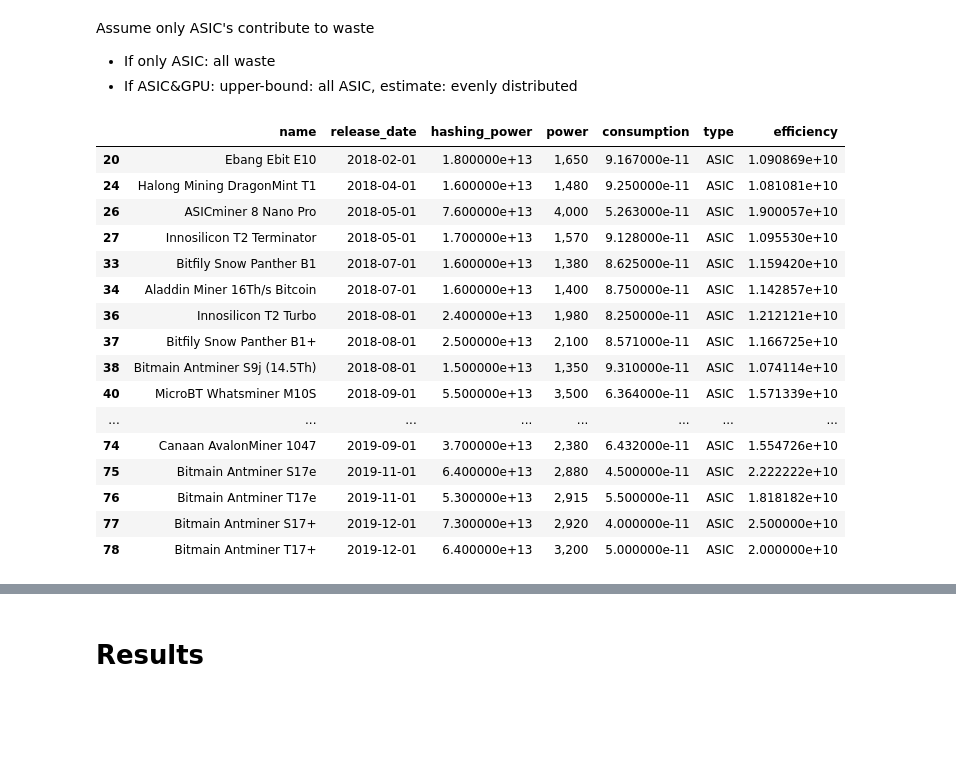
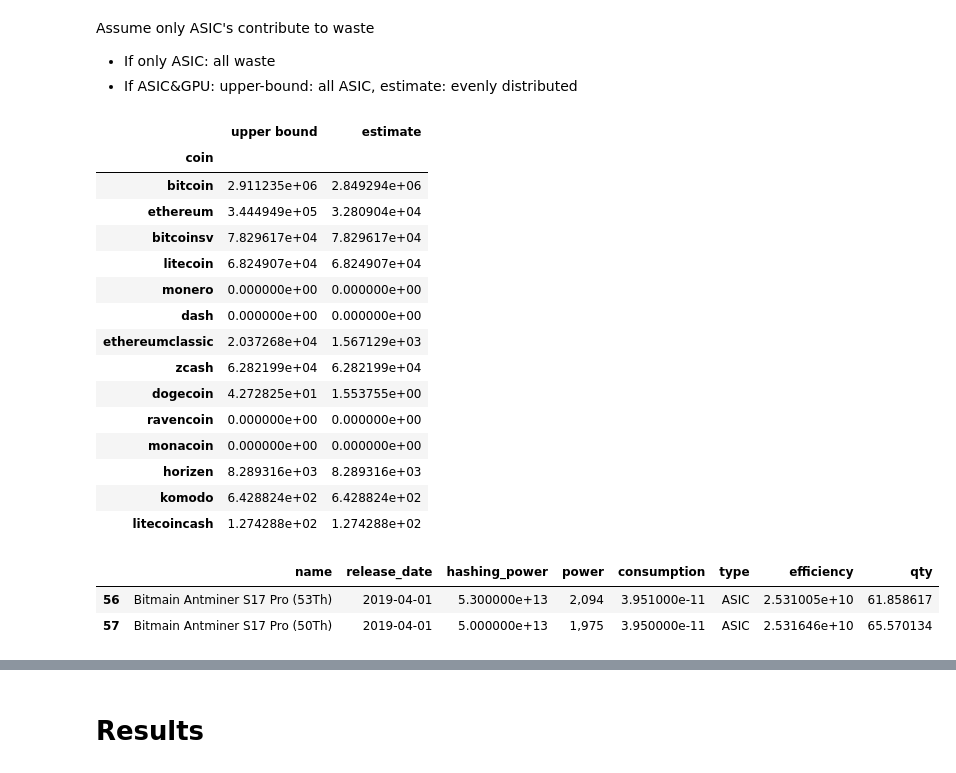
Before and after one commit to Lukasdeloose/sustainable_blockchain, a Jupyter notebook: data_analysis/energy_consumption.ipynb, the cells around one changed output, grey strips where cells are left out. Drawn from its saved outputs; the diff is of its cells as text; code cells hidden in the pictures; blank space fills up the shorter version.

Commit message:
upper bound and estimate for hardware

```diff
--- a/data_analysis/energy_consumption.ipynb
+++ b/data_analysis/energy_consumption.ipynb
@@ -452,23 +452,46 @@ Assume only ASIC's contribute to waste
 
 - If only ASIC: all waste
 - If ASIC&GPU: upper-bound: all ASIC, estimate: evenly distributed
+# %%
+waste = pd.DataFrame(columns=['coin','upper bound', 'estimate']).set_index('coin',drop=True)
+for coin, hardware in coin_prof_hardware_dict.items():
+    hardware_waste = hardware.copy()
+    if hardware.empty:
+        waste.loc[coin] = [0, 0]
+        continue
+    num_asic = np.sum(hardware['type']=='ASIC')
+    num_hardware = hardware.shape[0]
+
+    # Upper bound, all ASIC
+    partial_hashrate = found_data.loc[coin,'nethash_calc']/num_asic
+    hardware_waste['qty_upper'] = hardware_waste.apply(lambda x: partial_hashrate/x['hashing_power'] if x.type == 'ASIC' else 0, axis = 1)
+
+    # Estimate, evenly distributed
+    partial_hashrate = found_data.loc[coin,'nethash_calc']/num_hardware
+    hardware_waste['qty_estimate'] = hardware_waste.apply(lambda x: partial_hashrate/x['hashing_power'] if x.type == 'ASIC' else 0, axis=1)
+
+    waste.loc[coin] = [np.sum(hardware_waste['qty_upper']), np.sum(hardware_waste['qty_estimate'])]
+waste
+# %% [output]
+|  | upper bound | estimate |
+| coin |  |  |
+| bitcoin | 2.911235e+06 | 2.849294e+06 |
+| ethereum | 3.444949e+05 | 3.280904e+04 |
+| bitcoinsv | 7.829617e+04 | 7.829617e+04 |
+| litecoin | 6.824907e+04 | 6.824907e+04 |
+| monero | 0.000000e+00 | 0.000000e+00 |
+| dash | 0.000000e+00 | 0.000000e+00 |
+| ethereumclassic | 2.037268e+04 | 1.567129e+03 |
+| zcash | 6.282199e+04 | 6.282199e+04 |
+| dogecoin | 4.272825e+01 | 1.553755e+00 |
+| ravencoin | 0.000000e+00 | 0.000000e+00 |
+| monacoin | 0.000000e+00 | 0.000000e+00 |
+| horizen | 8.289316e+03 | 8.289316e+03 |
+| komodo | 6.428824e+02 | 6.428824e+02 |
+| litecoincash | 1.274288e+02 | 1.274288e+02 |
 # %%
-coin_prof_hardware_dict['bitcoin']
+coin_prof_hardware_dict['litecoincash']
 # %% [output]
-|  | name | release_date | hashing_power | power | consumption | type | efficiency |
-| 20 | Ebang Ebit E10 | 2018-02-01 | 1.800000e+13 | 1,650 | 9.167000e-11 | ASIC | 1.090869e+10 |
-| 24 | Halong Mining DragonMint T1 | 2018-04-01 | 1.600000e+13 | 1,480 | 9.250000e-11 | ASIC | 1.081081e+10 |
-| 26 | ASICminer 8 Nano Pro | 2018-05-01 | 7.600000e+13 | 4,000 | 5.263000e-11 | ASIC | 1.900057e+10 |
-| 27 | Innosilicon T2 Terminator | 2018-05-01 | 1.700000e+13 | 1,570 | 9.128000e-11 | ASIC | 1.095530e+10 |
-| 33 | Bitfily Snow Panther B1 | 2018-07-01 | 1.600000e+13 | 1,380 | 8.625000e-11 | ASIC | 1.159420e+10 |
-| 34 | Aladdin Miner 16Th/s Bitcoin | 2018-07-01 | 1.600000e+13 | 1,400 | 8.750000e-11 | ASIC | 1.142857e+10 |
-| 36 | Innosilicon T2 Turbo | 2018-08-01 | 2.400000e+13 | 1,980 | 8.250000e-11 | ASIC | 1.212121e+10 |
-| 37 | Bitfily Snow Panther B1+ | 2018-08-01 | 2.500000e+13 | 2,100 | 8.571000e-11 | ASIC | 1.166725e+10 |
-| 38 | Bitmain Antminer S9j (14.5Th) | 2018-08-01 | 1.500000e+13 | 1,350 | 9.310000e-11 | ASIC | 1.074114e+10 |
-| 40 | MicroBT Whatsminer M10S | 2018-09-01 | 5.500000e+13 | 3,500 | 6.364000e-11 | ASIC | 1.571339e+10 |
-| ... | ... | ... | ... | ... | ... | ... | ... |
-| 74 | Canaan AvalonMiner 1047 | 2019-09-01 | 3.700000e+13 | 2,380 | 6.432000e-11 | ASIC | 1.554726e+10 |
-| 75 | Bitmain Antminer S17e | 2019-11-01 | 6.400000e+13 | 2,880 | 4.500000e-11 | ASIC | 2.222222e+10 |
-| 76 | Bitmain Antminer T17e | 2019-11-01 | 5.300000e+13 | 2,915 | 5.500000e-11 | ASIC | 1.818182e+10 |
-| 77 | Bitmain Antminer S17+ | 2019-12-01 | 7.300000e+13 | 2,920 | 4.000000e-11 | ASIC | 2.500000e+10 |
-| 78 | Bitmain Antminer T17+ | 2019-12-01 | 6.400000e+13 | 3,200 | 5.000000e-11 | ASIC | 2.000000e+10 |
+|  | name | release_date | hashing_power | power | consumption | type | efficiency | qty |
+| 56 | Bitmain Antminer S17 Pro (53Th) | 2019-04-01 | 5.300000e+13 | 2,094 | 3.951000e-11 | ASIC | 2.531005e+10 | 61.858617 |
+| 57 | Bitmain Antminer S17 Pro (50Th) | 2019-04-01 | 5.000000e+13 | 1,975 | 3.950000e-11 | ASIC | 2.531646e+10 | 65.570134 |
```
Also changed, not shown: parts of 1 cell of this notebook, 1 other file.
